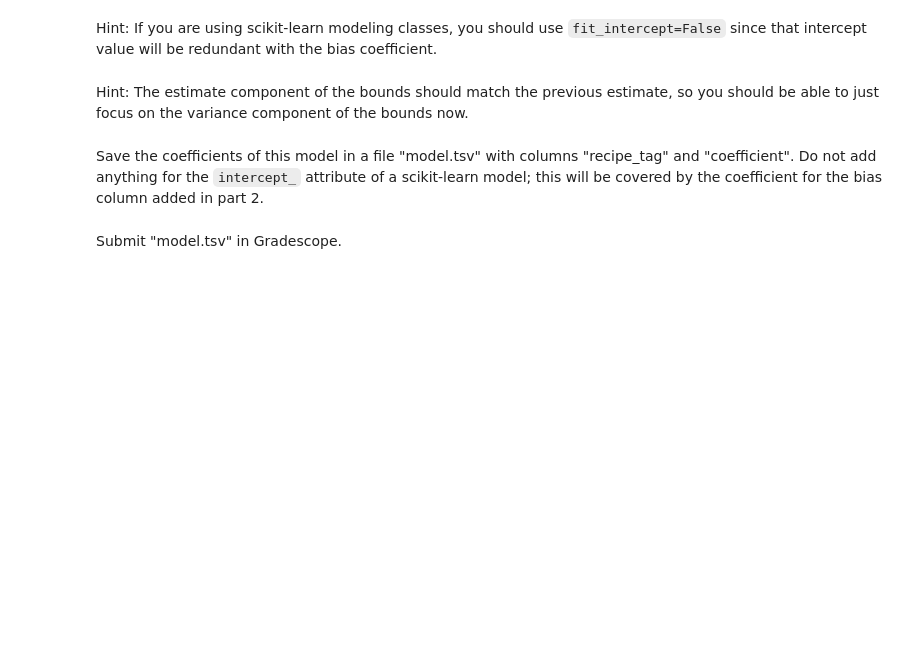
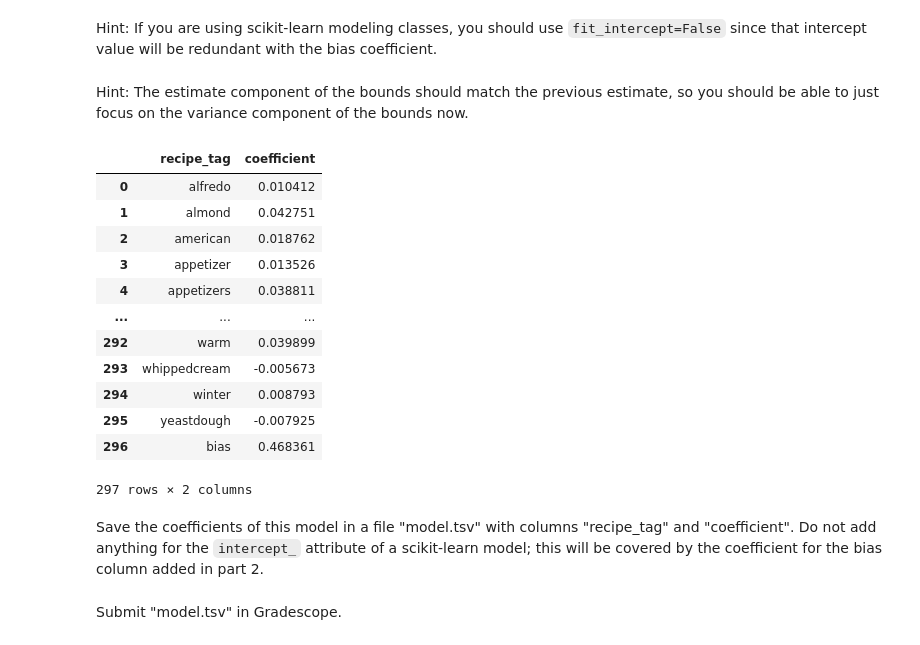
Before and after one commit to aidandig/dx704-project-04, a Jupyter notebook: dx704-project-04.ipynb, the cells around one changed output. Drawn from its saved outputs; the diff is of its cells as text; code cells hidden in the pictures; blank space fills up the shorter version.

```diff
--- a/dx704-project-04.ipynb
+++ b/dx704-project-04.ipynb
@@ -207,3 +265,32 @@ Hint: The estimate component of the bounds should match the previous estimate, s
+# %%
+from sklearn.linear_model import Ridge
+
+X = features.drop(columns=['recipe_slug', 'rating'])
+y = ratings['rating']
+
+model = Ridge(alpha=1, fit_intercept=False)
+model.fit(X, y)
+
+coef = model.coef_
+
+coef_per_feature = pd.DataFrame(
+    {'recipe_tag': X.columns, 'coefficient': coef}
+)
+coef_per_feature
+# %% [output]
+|  | recipe_tag | coefficient |
+| 0 | alfredo | 0.010412 |
+| 1 | almond | 0.042751 |
+| 2 | american | 0.018762 |
+| 3 | appetizer | 0.013526 |
+| 4 | appetizers | 0.038811 |
+| ... | ... | ... |
+| 292 | warm | 0.039899 |
+| 293 | whippedcream | -0.005673 |
+| 294 | winter | 0.008793 |
+| 295 | yeastdough | -0.007925 |
+| 296 | bias | 0.468361 |
+297 rows × 2 columns
 # %% [markdown]
 Save the coefficients of this model in a file "model.tsv" with columns "recipe_tag" and "coefficient".
 Do not add anything for the `intercept_` attribute of a scikit-learn model; this will be covered by the coefficient for the bias column added in part 2.
```
Also changed, not shown: parts of 11 cells of this notebook, 1 other file.
